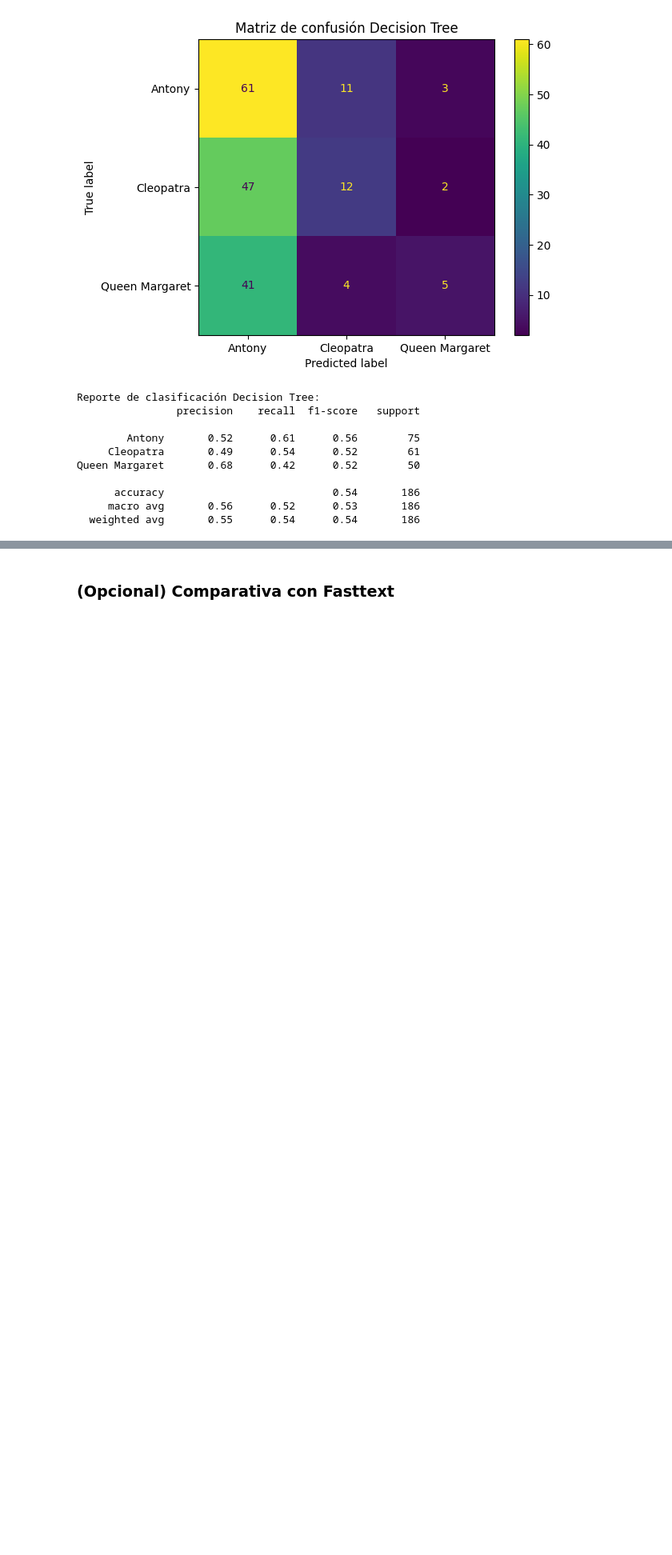
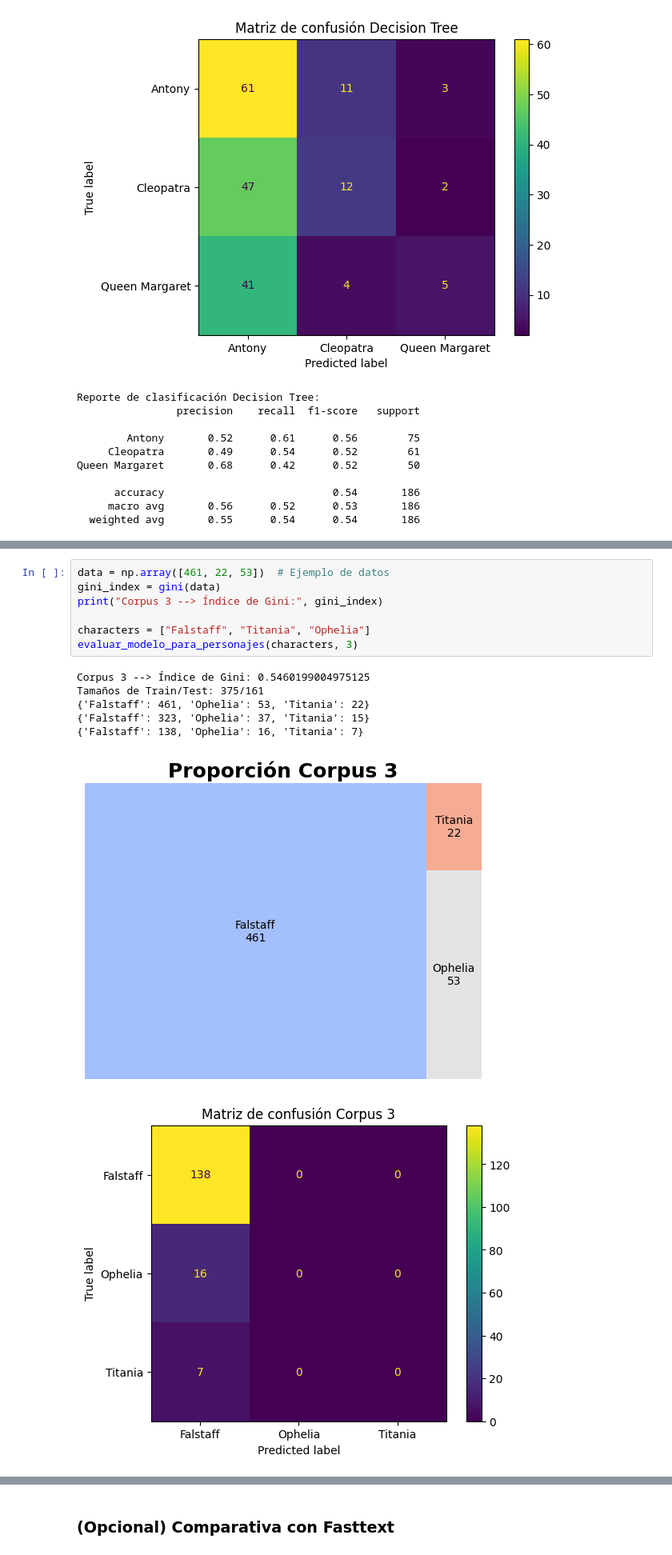
Before and after one commit to lupish/introcd_grupo_17, a Jupyter notebook: Tarea_2/shakespeare_tarea_2.ipynb, the cells around one changed output, grey strips where cells are left out. Shown at 80% size. Drawn from its saved outputs; the diff is of its cells as text; blank space fills up the shorter version.

```diff
--- a/Tarea_2/shakespeare_tarea_2.ipynb
+++ b/Tarea_2/shakespeare_tarea_2.ipynb
@@ -1037,0 +1042,15 @@ weighted avg       0.73      0.86      0.79       161
+# %%
+data = np.array([461, 22, 53])  # Ejemplo de datos
+gini_index = gini(data)
+print("Corpus 3 --> Índice de Gini:", gini_index)
+
+characters = ["Falstaff", "Titania", "Ophelia"]
+evaluar_modelo_para_personajes(characters, 3)
+# %% [output]
+Corpus 3 --> Índice de Gini: 0.5460199004975125
+Tamaños de Train/Test: 375/161
+{'Falstaff': 461, 'Ophelia': 53, 'Titania': 22}
+{'Falstaff': 323, 'Ophelia': 37, 'Titania': 15}
+{'Falstaff': 138, 'Ophelia': 16, 'Titania': 7}
+[figure, added]
+[figure, added]
```
Also changed, not shown: parts of 16 cells of this notebook.
